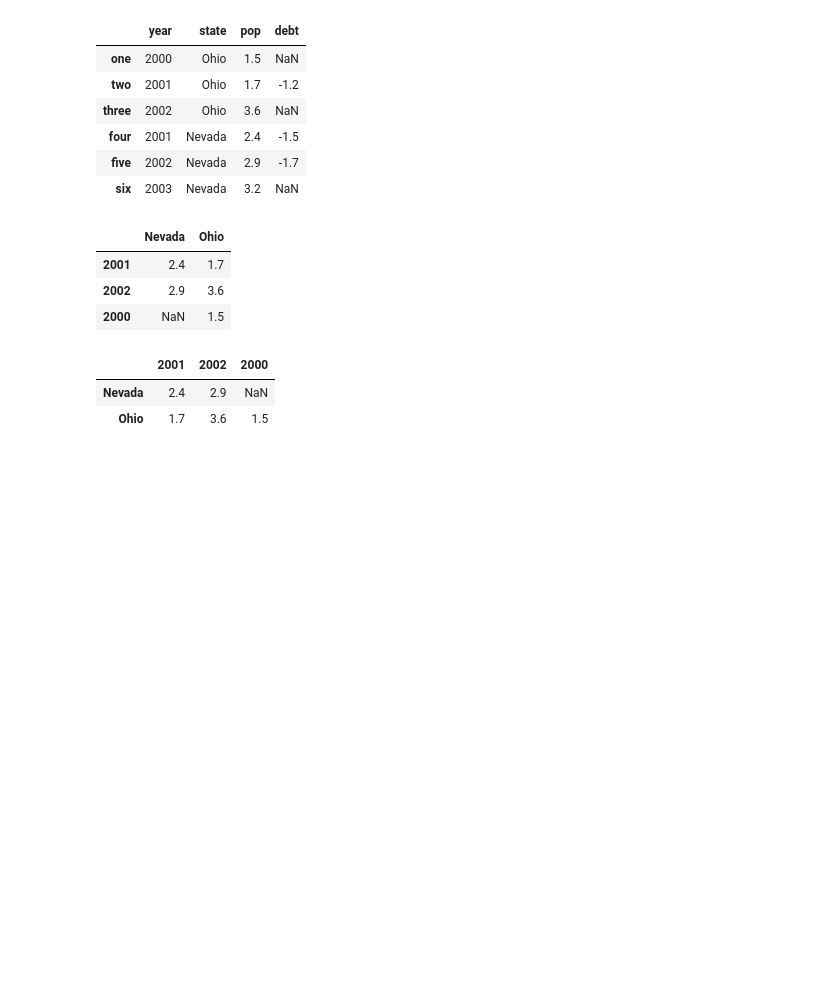
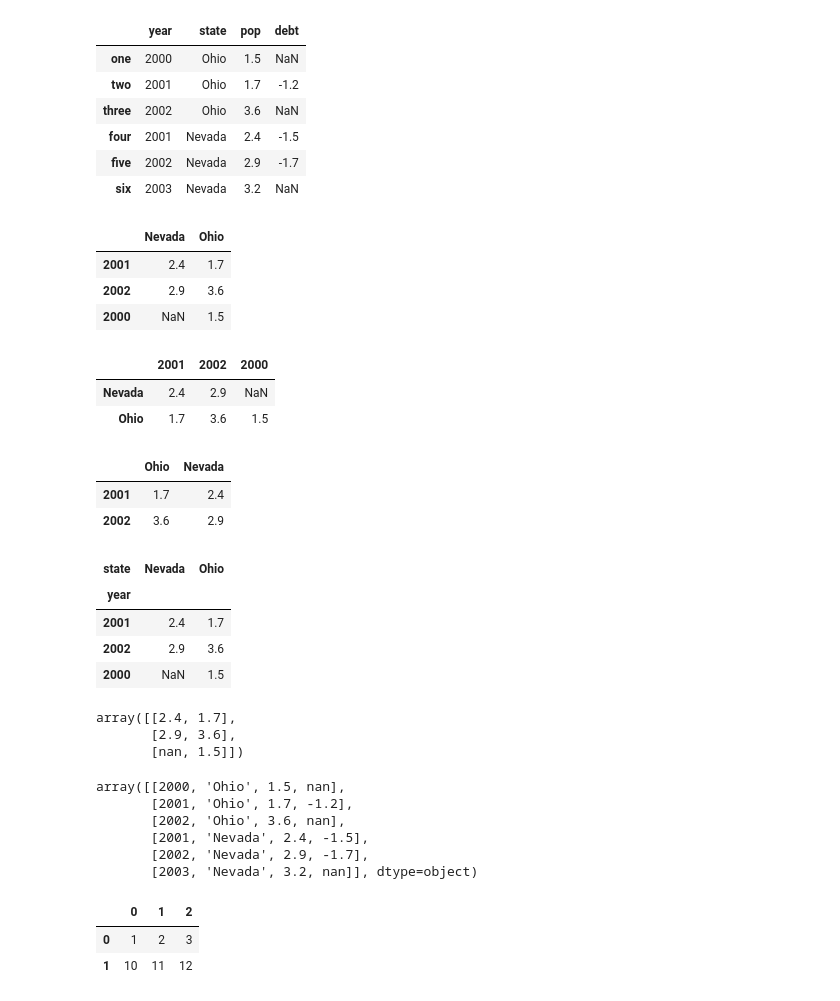
Before and after one commit to m0saan/python-for-data-analysis, a Jupyter notebook: pandas/pandas.ipynb, the cells around one changed output. Cells and saved outputs as stored; diff of their text form; code cells hidden in the pictures; blank space fills up the shorter version.

Commit message:
Learning about Pandas Data Structures -> Dataframes

```diff
--- a/pandas/pandas.ipynb
+++ b/pandas/pandas.ipynb
@@ -401,0 +411,36 @@ frame3.T
+# %%
+pd.DataFrame(pdata)
+# %% [output]
+|  | Ohio | Nevada |
+| 2001 | 1.7 | 2.4 |
+| 2002 | 3.6 | 2.9 |
+# %%
+frame3.index.name = 'year';
+frame3.columns.name = 'state'
+# %%
+frame3
+# %% [output]
+| state | Nevada | Ohio |
+| year |  |  |
+| 2001 | 2.4 | 1.7 |
+| 2002 | 2.9 | 3.6 |
+| 2000 | NaN | 1.5 |
+# %%
+# As with Series, the values attribute returns the data
+# contained in the DataFrame as a two-dimensional ndarray:
+frame3.values
+# %% [output]
+array([[2.4, 1.7],
+       [2.9, 3.6],
+       [nan, 1.5]])
+# %%
+# If the DataFrame’s columns are different dtypes,
+# the dtype of the values array will be chosen to accommodate all of the columns:
+frame2.values
+# %% [output]
+array([[2000, 'Ohio', 1.5, nan],
+       [2001, 'Ohio', 1.7, -1.2],
+       [2002, 'Ohio', 3.6, nan],
+       [2001, 'Nevada', 2.4, -1.5],
+       [2002, 'Nevada', 2.9, -1.7],
+       [2003, 'Nevada', 3.2, nan]], dtype=object)
@@ -401,0 +449,10 @@ frame3.T
+# %%
+# 1: 2D ndarray
+arr = np.array([[1,2,3], [10,11,12]])
+df1 = pd.DataFrame(arr, index=[0,1], columns=[])
+pd.DataFrame()
+df1
+# %% [output]
+|  | 0 | 1 | 2 |
+| 0 | 1 | 2 | 3 |
+| 1 | 10 | 11 | 12 |
```
Also changed, not shown: parts of 6 cells of this notebook.
